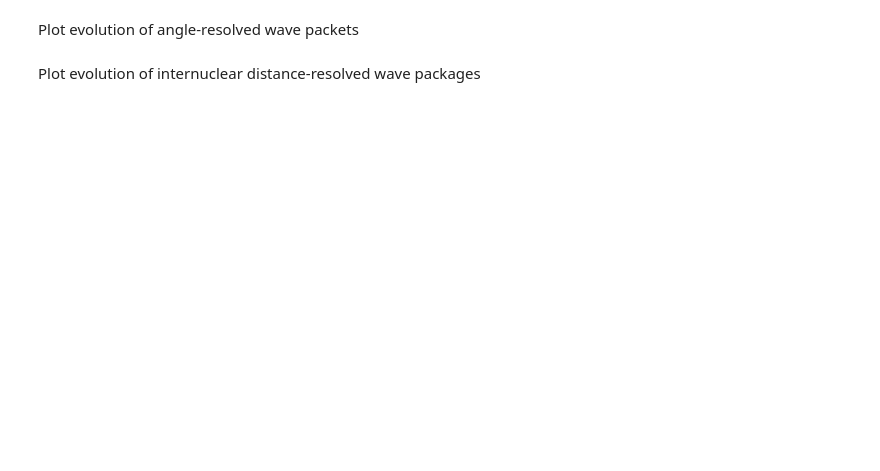
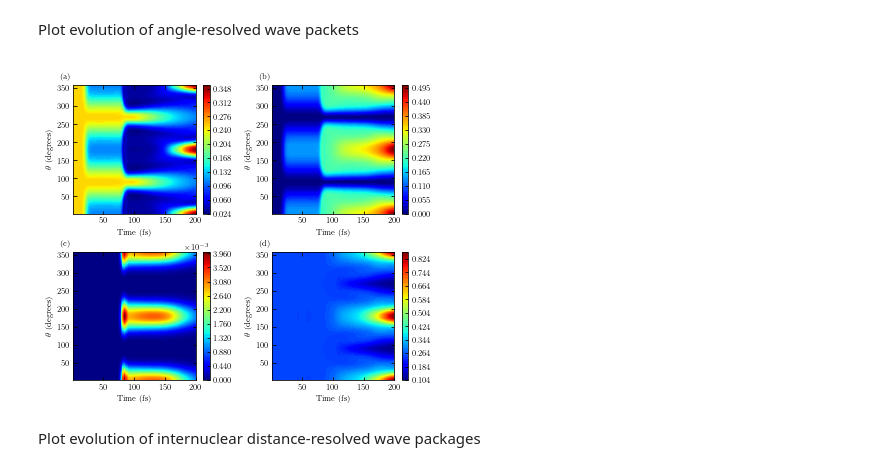
Before and after one commit to anfax/SciDataPlot, a Jupyter notebook: Python/Ionplot.ipynb, the cells around one changed output. Saved outputs shown, nothing was run; the diff lists cells and outputs as text; code cells hidden in the pictures; blank space fills up the shorter version.

```diff
--- a/Python/Ionplot.ipynb
+++ b/Python/Ionplot.ipynb
@@ -75,6 +75,6 @@ def setlabelm(ax, label, loc, borderpad=0.6, **kwargs):
     line.remove()
 levels=100
 figureDPI=300
-figureType="eps"
+figureType="jpeg"
 timeUnit="fs"
 # %%
@@ -247,6 +277,18 @@ plt.show()
 Plot evolution of angle-resolved wave packets
 # %%
 
+import matplotlib.ticker
+class OOMFormatter(matplotlib.ticker.ScalarFormatter):
+    def __init__(self, order=0, fformat="%.3f", offset=True, mathText=True):
+        self.oom = order
+        self.fformat = fformat
+        matplotlib.ticker.ScalarFormatter.__init__(self,useOffset=offset,useMathText=mathText)
+    def _set_order_of_magnitude(self):
+        self.orderOfMagnitude = self.oom
+    def _set_format(self, vmin=None, vmax=None):
+        self.format = self.fformat
+        if self._useMathText:
+             self.format = r'$\mathdefault{%s}$' % self.format
 #plt.figure(figsize=(12,9))
 plt.figure(figsize=(cm_to_inch(16),cm_to_inch(13)))
 import matplotlib.ticker as ticker
@@ -287,7 +329,7 @@ if os.path.exists(dir+"vgr_ang.dat"):
     #plt.ylim(min(y),180)
     plt.title("(c)",loc='left')
     plt.tricontourf(x,y,z,levels,cmap='jet')
-    plt.colorbar()
+    plt.colorbar(format=OOMFormatter(-3, mathText=False))
     plt.xlabel("Time ("+timeUnit+")")
     plt.ylabel("$\\theta$ (degrees)")
     plt.subplot(2,2,4)
@@ -327,7 +369,7 @@ elif os.path.exists(dir+"GroAngWave.dat"):
     plt.xlim(TimeTurn+1,TimeEnd)
     #plt.ylim(min(y),180)
     plt.tricontourf(x,y,z,levels,cmap='jet')
-    plt.colorbar()
+    plt.colorbar(format=OOMFormatter( mathText=False))
     plt.xlabel("Time ("+timeUnit+")")
     plt.ylabel("$\\theta$ (degrees)")
     ax=plt.subplot(2,2,3)
@@ -339,34 +381,36 @@ elif os.path.exists(dir+"GroAngWave.dat"):
     plt.xlim(TimeTurn+1,TimeEnd)
     #plt.ylim(min(y),180)
     setlabel(ax,"(c)")
     plt.tricontourf(x,y,z,levels,cmap='jet')
-    plt.colorbar()
+    plt.colorbar(format=OOMFormatter(-3, mathText=False))
     plt.xlabel("Time ("+timeUnit+")")
     plt.ylabel("$\\theta$ (degrees)")
     ax=plt.subplot(2,2,4)
     DataAng =np.loadtxt(dir+"TotalAngDis.dat")
     #plt.style.use('_mpl-gallery-nogrid')
     x=DataAng[:,0]
     y=DataAng[:,1]
     z=DataAng[:,2]
     #plt.ylim(min(y),180)
     plt.tricontourf(x,y,z,levels,cmap='jet')
 
     plt.xlim(TimeTurn+1,TimeEnd)
     plt.colorbar()
     plt.xlabel("Time ("+timeUnit+")")
     plt.ylabel("$\\theta$ (degrees)")
     setlabel(ax,"(d)")
 else :
     print("No data available")
 plt.subplots_adjust(left=0.125,
                     bottom=0.1,
                     right=0.9,
                     top=0.9,
                     wspace=0.3,
                     hspace=0.3)
 plt.savefig(dir+"WaveAngDis."+figureType,bbox_inches = 'tight',dpi=figureDPI)
 plt.show()
+# %% [output]
+[figure, added]
 # %% [markdown]
 Plot evolution of internuclear distance-resolved wave packages
 # %%
```
Also changed, not shown: parts of 28 cells of this notebook, 3 other files.
